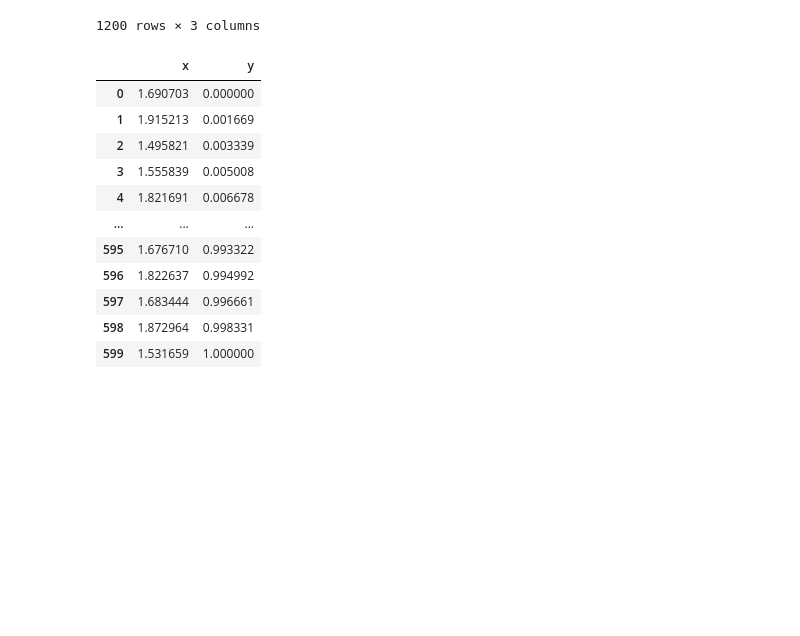
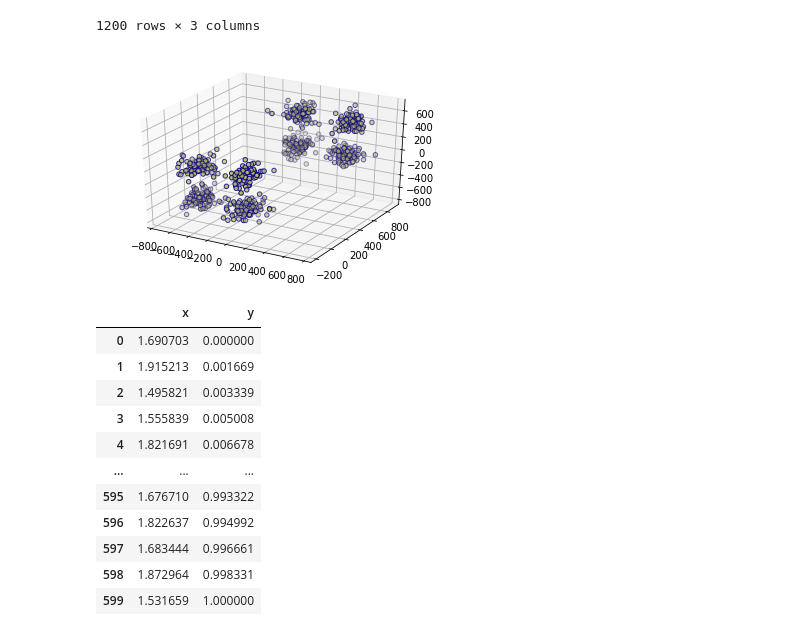
Before and after one commit to Radhe-0/Practicas, a Jupyter notebook: Practicas_Numpy.ipynb, the cells around one changed output. Saved outputs shown, nothing was run; the diff lists cells and outputs as text; code cells hidden in the pictures; blank space fills up the shorter version.

```diff
--- a/Practicas_Numpy.ipynb
+++ b/Practicas_Numpy.ipynb
@@ -447,6 +447,17 @@ df
 | 1198 | -123.204322 | 25.776562 | -1.672996 |
 | 1199 | -12.753692 | 42.617413 | 138.806214 |
 1200 rows × 3 columns
+# %%
+X = df['X']
+Y = df['Y']
+Z = df['Z']
+
+ax = plt.axes(projection='3d')
+
+ax.scatter(X,Y,Z,c='darkkhaki',edgecolors='navy')
+plt.show()
+# %% [output]
+[figure, added]
 # %%
 # Este es bastante específico, es para generar datos de alturas de personas, en una distribución normal
 
```
